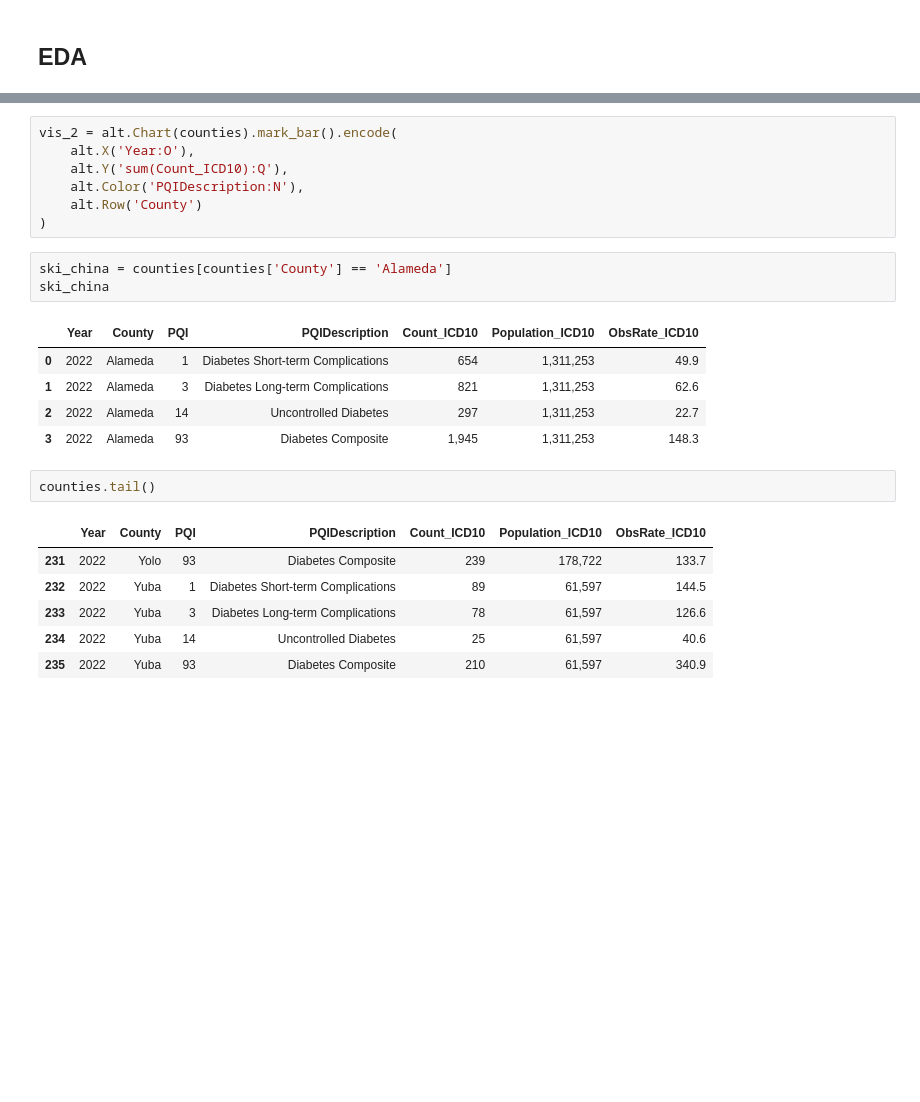
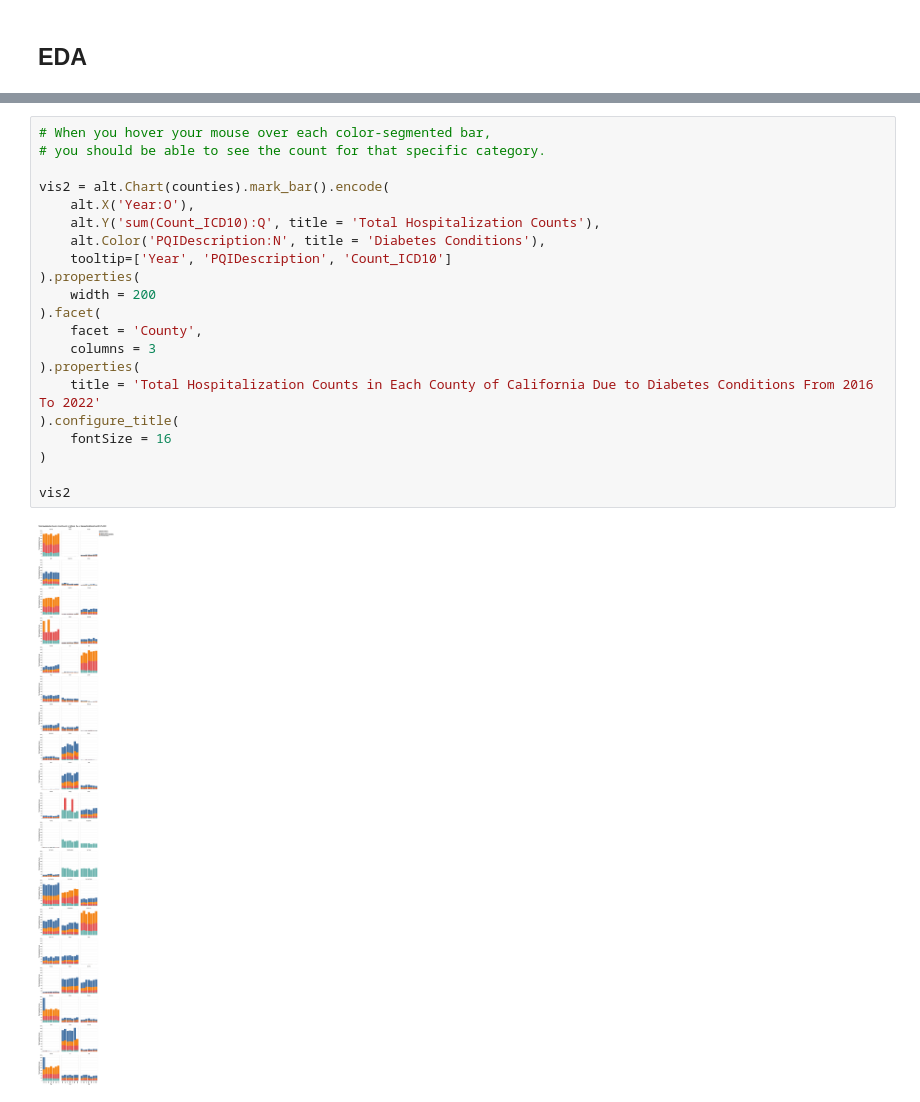
Before and after one commit to Jitao-Z/DB-Research-Project, a Jupyter notebook: analysis/EDA.ipynb, the cells around one changed output, grey strips where cells are left out. Saved outputs shown, nothing was run; the diff lists cells and outputs as text; blank space fills up the shorter version.

```diff
--- a/analysis/EDA.ipynb
+++ b/analysis/EDA.ipynb
@@ -73,25 +78,23 @@ vis1
 # %%
-vis_2 = alt.Chart(counties).mark_bar().encode(
+# When you hover your mouse over each color-segmented bar,
+# you should be able to see the count for that specific category.
+
+vis2 = alt.Chart(counties).mark_bar().encode(
     alt.X('Year:O'),
-    alt.Y('sum(Count_ICD10):Q'),
-    alt.Color('PQIDescription:N'),
-    alt.Row('County')
+    alt.Y('sum(Count_ICD10):Q', title = 'Total Hospitalization Counts'),
+    alt.Color('PQIDescription:N', title = 'Diabetes Conditions'),
+    tooltip=['Year', 'PQIDescription', 'Count_ICD10']
+).properties(
+    width = 200
+).facet(
+    facet = 'County',
+    columns = 3
+).properties(
+    title = 'Total Hospitalization Counts in Each County of California Due to Diabetes Conditions From 2016 To 2022'
+).configure_title(
+    fontSize = 16
 )
+
+vis2
+# %% [output]
+[figure, added]
-# %%
-ski_china = counties[counties['County'] == 'Alameda']
-ski_china
-# %% [output]
-|  | Year | County | PQI | PQIDescription | Count_ICD10 | Population_ICD10 | ObsRate_ICD10 |
-| 0 | 2022 | Alameda | 1 | Diabetes Short-term Complications | 654 | 1,311,253 | 49.9 |
-| 1 | 2022 | Alameda | 3 | Diabetes Long-term Complications | 821 | 1,311,253 | 62.6 |
-| 2 | 2022 | Alameda | 14 | Uncontrolled Diabetes | 297 | 1,311,253 | 22.7 |
-| 3 | 2022 | Alameda | 93 | Diabetes Composite | 1,945 | 1,311,253 | 148.3 |
-# %%
-counties.tail()
-# %% [output]
-|  | Year | County | PQI | PQIDescription | Count_ICD10 | Population_ICD10 | ObsRate_ICD10 |
-| 231 | 2022 | Yolo | 93 | Diabetes Composite | 239 | 178,722 | 133.7 |
-| 232 | 2022 | Yuba | 1 | Diabetes Short-term Complications | 89 | 61,597 | 144.5 |
-| 233 | 2022 | Yuba | 3 | Diabetes Long-term Complications | 78 | 61,597 | 126.6 |
-| 234 | 2022 | Yuba | 14 | Uncontrolled Diabetes | 25 | 61,597 | 40.6 |
-| 235 | 2022 | Yuba | 93 | Diabetes Composite | 210 | 61,597 | 340.9 |
```
Also changed, not shown: parts of 7 cells of this notebook.
